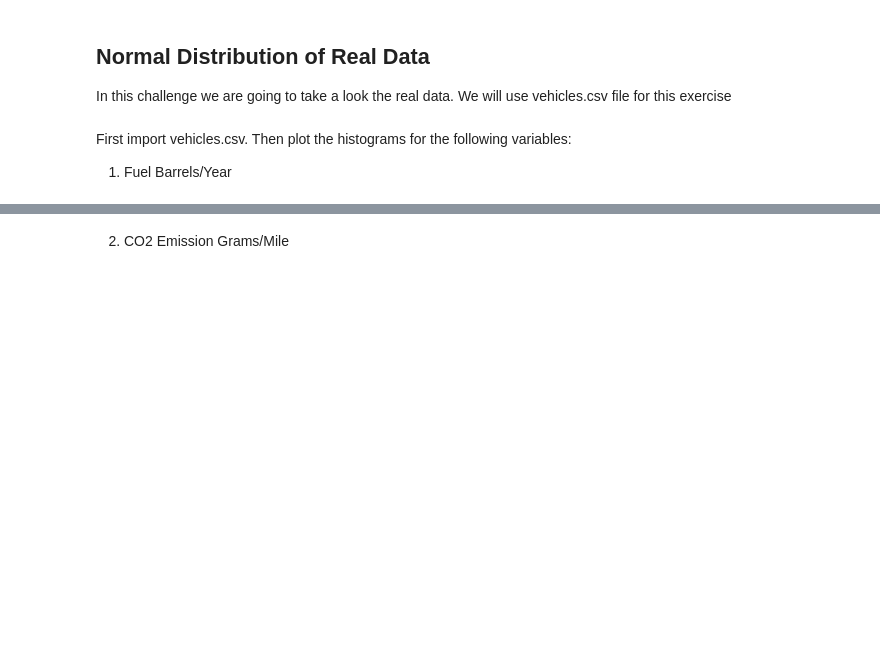
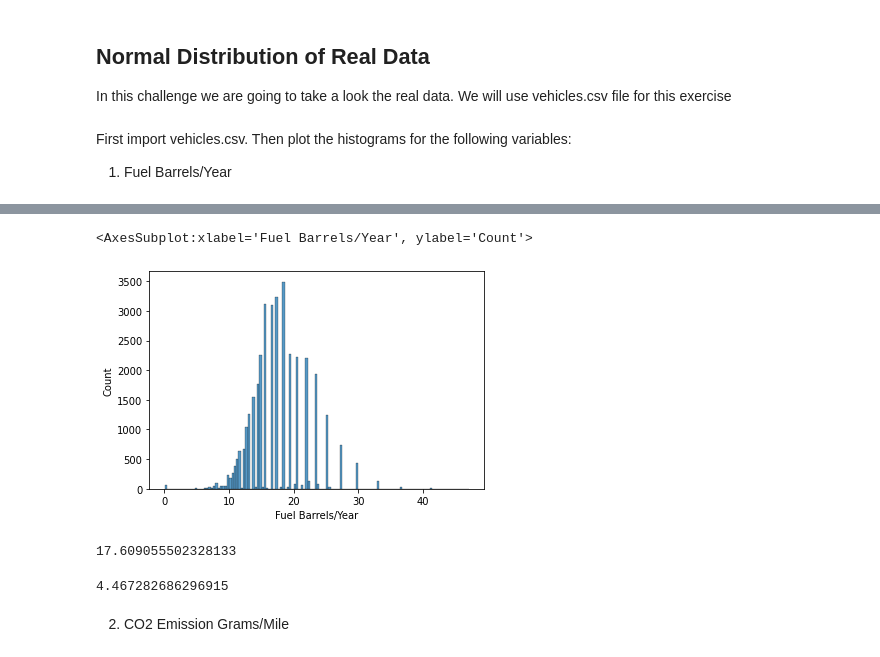
Before and after one commit to Ironhack-Data-Madrid-Enero-2021/lab-continuous-probability-distribution, a Jupyter notebook: your-code/main.ipynb, the cells around one changed output, grey strips where cells are left out. Cells and saved outputs as stored; diff of their text form; code cells hidden in the pictures; blank space fills up the shorter version.

```diff
--- a/your-code/main.ipynb
+++ b/your-code/main.ipynb
@@ -115,0 +144,3 @@ Then plot the histograms for the following variables:
+# %%
+df = pd.read_csv("vehicles.csv")
+df.head()
@@ -116,2 +154,15 @@ Then plot the histograms for the following variables:
+# %%
+sns.histplot(df["Fuel Barrels/Year"])
+# %% [output]
+<AxesSubplot:xlabel='Fuel Barrels/Year', ylabel='Count'>
+[figure, added]
+# %%
+df["Fuel Barrels/Year"].mean()
+# %% [output]
+17.609055502328133
+# %%
+df["Fuel Barrels/Year"].std()
+# %% [output]
+4.467282686296915
 # %% [markdown]
 2. CO2 Emission Grams/Mile
```
Also changed, not shown: parts of 23 cells of this notebook.
